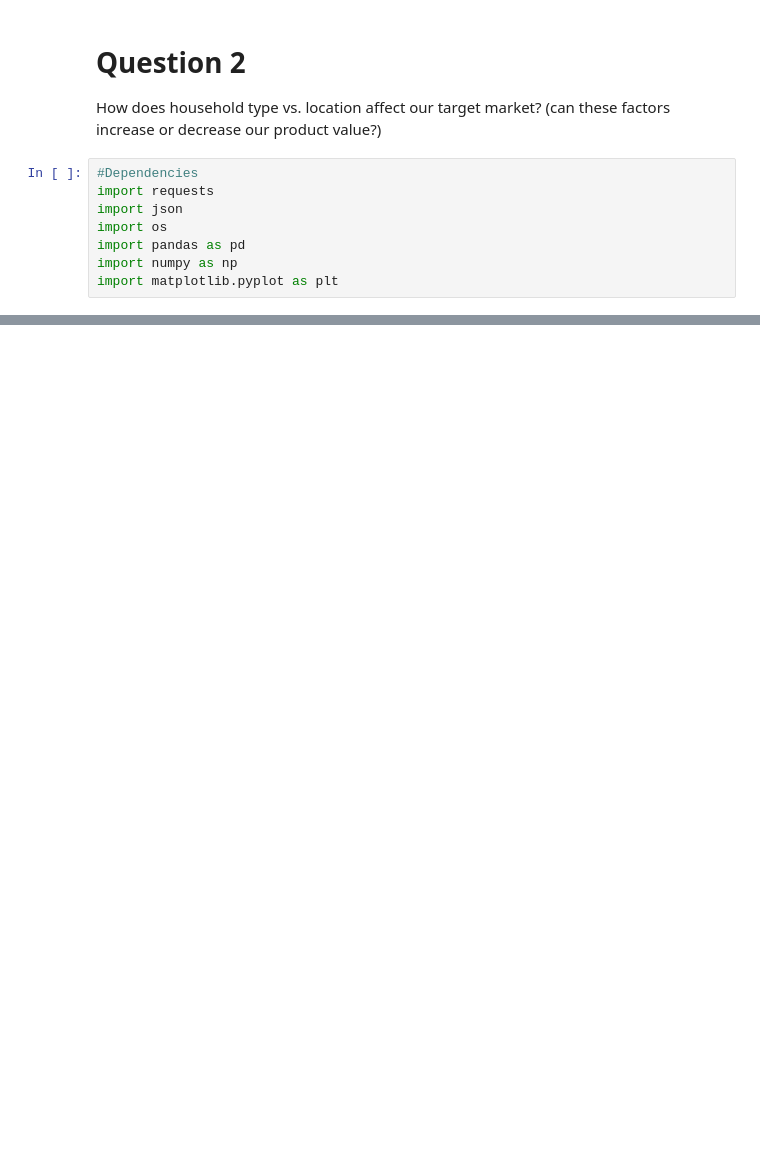
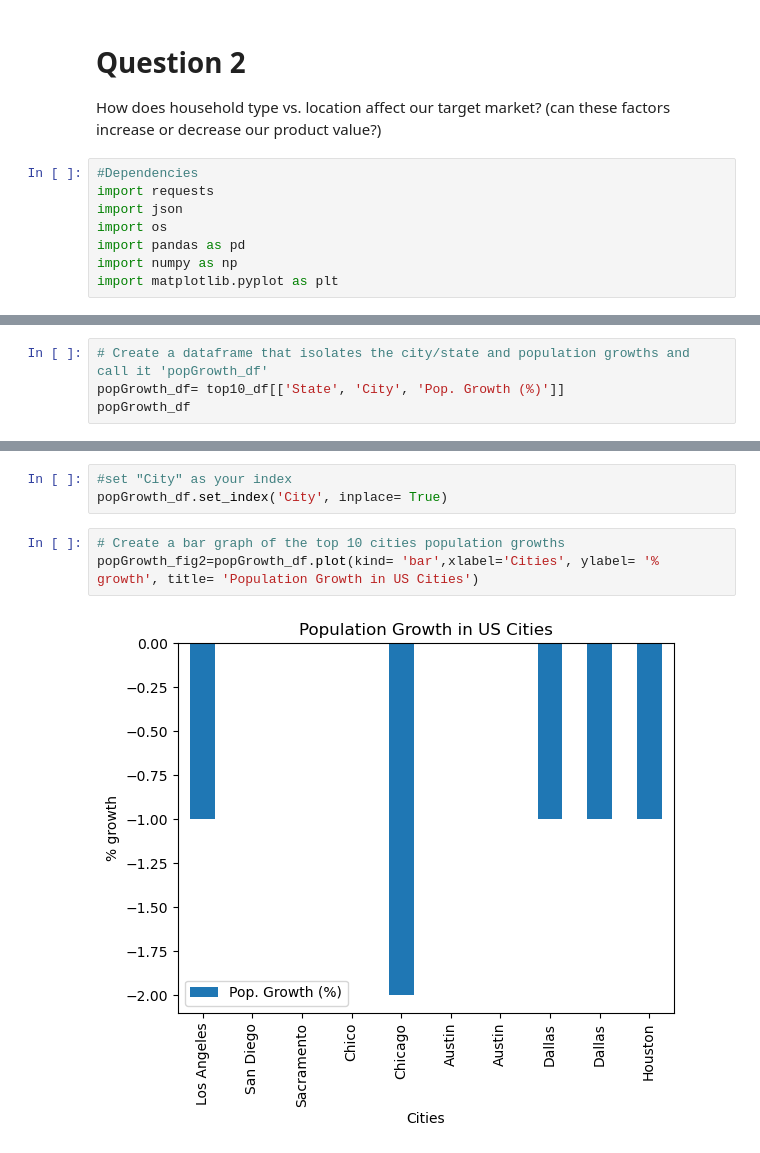
Before and after one commit to nburwick/project-1, a Jupyter notebook: Jupyter Notebooks/Question 2- US Household- Kellys Version.ipynb, the cells around one changed output, grey strips where cells are left out. Drawn from its saved outputs; the diff is of its cells as text; blank space fills up the shorter version.

```diff
--- a/Jupyter Notebooks/Question 2- US Household- Kellys Version.ipynb
+++ b/Jupyter Notebooks/Question 2- US Household- Kellys Version.ipynb
@@ -118,0 +112,4 @@ married
+# %%
+# Create a dataframe that isolates the city/state and population growths and call it 'popGrowth_df'
+popGrowth_df= top10_df[['State', 'City', 'Pop. Growth (%)']]
+popGrowth_df
@@ -118,0 +128,8 @@ married
+# %%
+#set "City" as your index
+popGrowth_df.set_index('City', inplace= True)
+# %%
+# Create a bar graph of the top 10 cities population growths
+popGrowth_fig2=popGrowth_df.plot(kind= 'bar',xlabel='Cities', ylabel= '% growth', title= 'Population Growth in US Cities')
+# %% [output]
+[figure, added]
```
Also changed, not shown: parts of 12 cells of this notebook.
